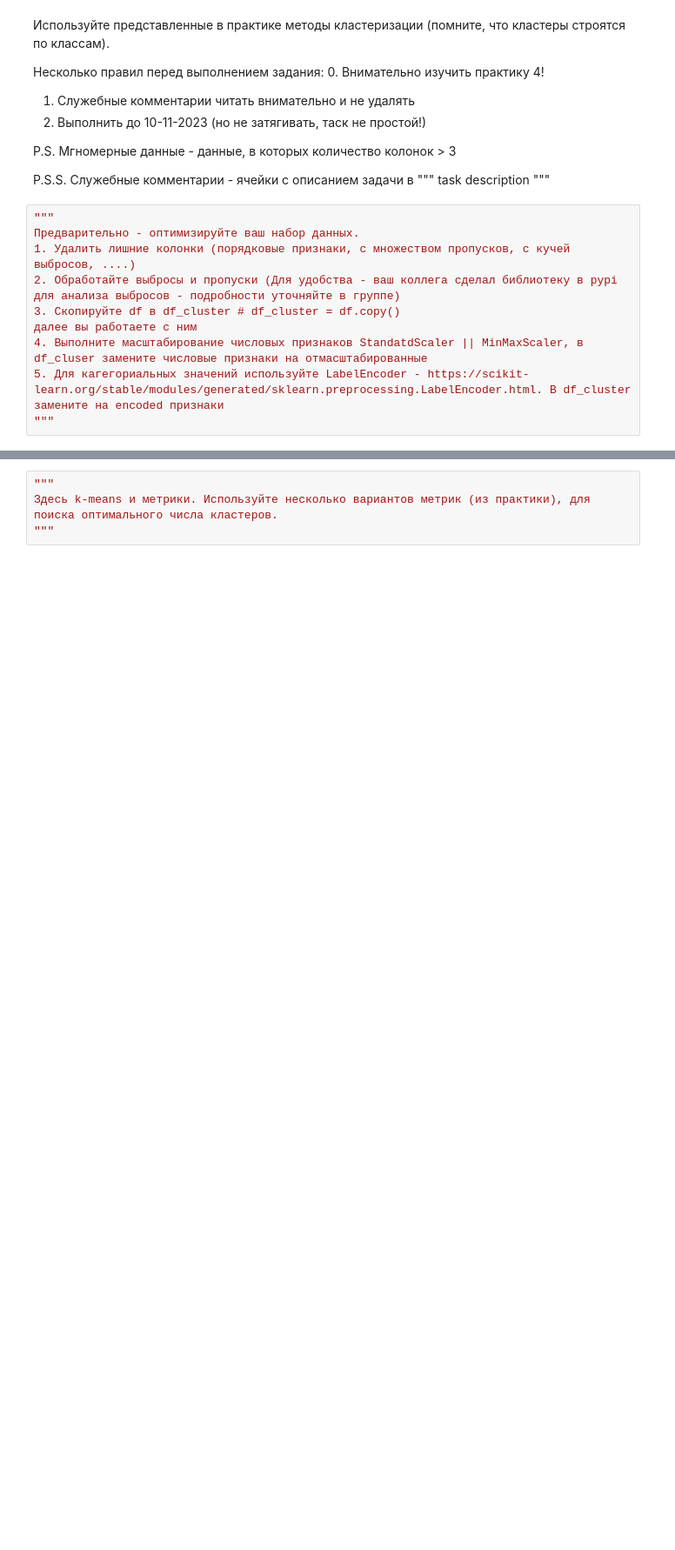
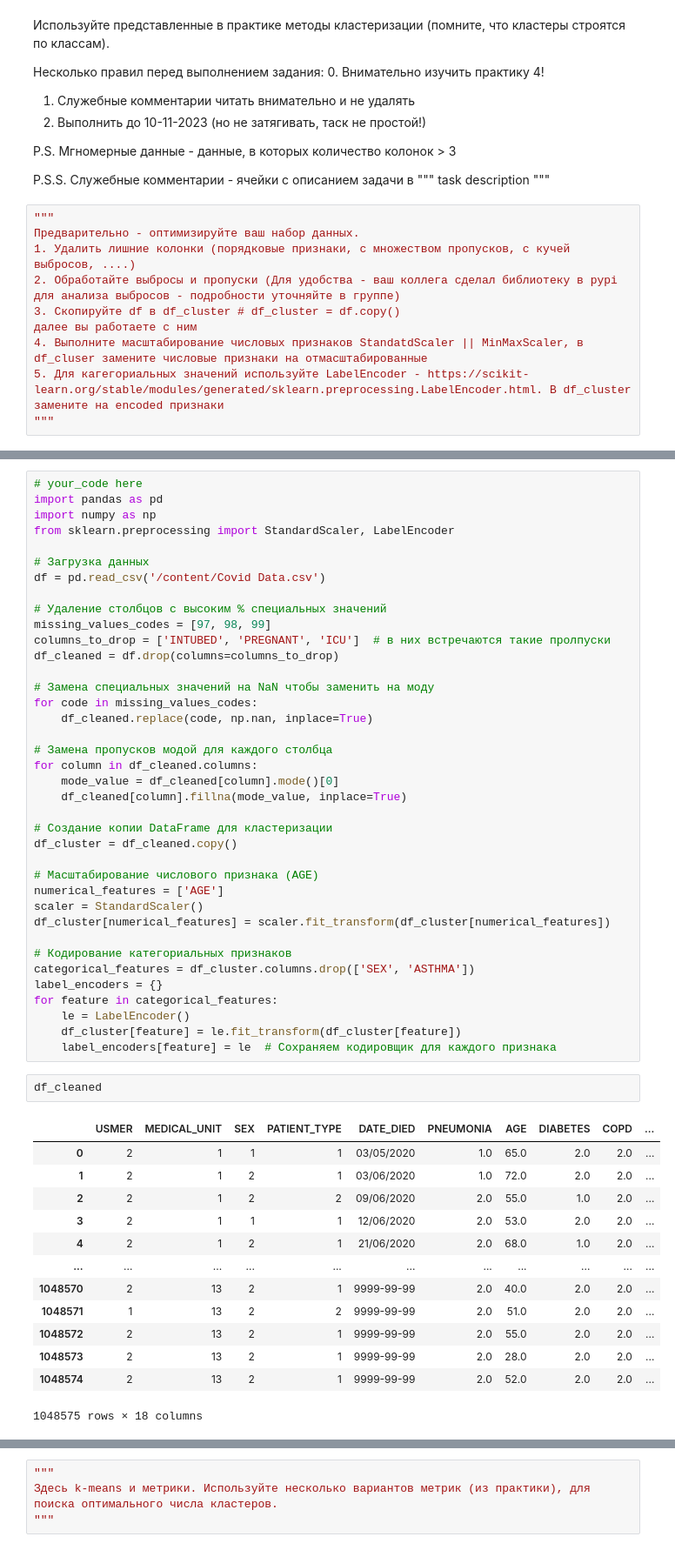
Before and after one commit to h8erqqq/ML, a Jupyter notebook: lab4/Задание_4.ipynb, the cells around one changed output, grey strips where cells are left out. Shown: that part at 87% size. Cells and saved outputs as stored; diff of their text form; blank space fills up the shorter version.

```diff
--- a/lab4/Задание_4.ipynb
+++ b/lab4/Задание_4.ipynb
@@ -32,0 +48,54 @@ P.S.S. Служебные комментарии - ячейки с описан
+# %%
+# your_code here
+import pandas as pd
+import numpy as np
+from sklearn.preprocessing import StandardScaler, LabelEncoder
+
+# Загрузка данных
+df = pd.read_csv('/content/Covid Data.csv')
+
+# Удаление столбцов с высоким % специальных значений
+missing_values_codes = [97, 98, 99]
+columns_to_drop = ['INTUBED', 'PREGNANT', 'ICU']  # в них встречаются такие пролпуски
+df_cleaned = df.drop(columns=columns_to_drop)
+
+# Замена специальных значений на NaN чтобы заменить на моду
+for code in missing_values_codes:
+    df_cleaned.replace(code, np.nan, inplace=True)
+
+# Замена пропусков модой для каждого столбца
+for column in df_cleaned.columns:
+    mode_value = df_cleaned[column].mode()[0]
+    df_cleaned[column].fillna(mode_value, inplace=True)
+
+# Создание копии DataFrame для кластеризации
+df_cluster = df_cleaned.copy()
+
+# Масштабирование числового признака (AGE)
+numerical_features = ['AGE']
+scaler = StandardScaler()
+df_cluster[numerical_features] = scaler.fit_transform(df_cluster[numerical_features])
+
+# Кодирование категориальных признаков
+categorical_features = df_cluster.columns.drop(['SEX', 'ASTHMA'])
+label_encoders = {}
+for feature in categorical_features:
+    le = LabelEncoder()
+    df_cluster[feature] = le.fit_transform(df_cluster[feature])
+    label_encoders[feature] = le  # Сохраняем кодировщик для каждого признака
+# %%
+df_cleaned
+# %% [output]
+|  | USMER | MEDICAL_UNIT | SEX | PATIENT_TYPE | DATE_DIED | PNEUMONIA | AGE | DIABETES | COPD | ... |
+| 0 | 2 | 1 | 1 | 1 | 03/05/2020 | 1.0 | 65.0 | 2.0 | 2.0 | ... |
+| 1 | 2 | 1 | 2 | 1 | 03/06/2020 | 1.0 | 72.0 | 2.0 | 2.0 | ... |
+| 2 | 2 | 1 | 2 | 2 | 09/06/2020 | 2.0 | 55.0 | 1.0 | 2.0 | ... |
+| 3 | 2 | 1 | 1 | 1 | 12/06/2020 | 2.0 | 53.0 | 2.0 | 2.0 | ... |
+| 4 | 2 | 1 | 2 | 1 | 21/06/2020 | 2.0 | 68.0 | 1.0 | 2.0 | ... |
+| ... | ... | ... | ... | ... | ... | ... | ... | ... | ... | ... |
+| 1048570 | 2 | 13 | 2 | 1 | 9999-99-99 | 2.0 | 40.0 | 2.0 | 2.0 | ... |
+| 1048571 | 1 | 13 | 2 | 2 | 9999-99-99 | 2.0 | 51.0 | 2.0 | 2.0 | ... |
+| 1048572 | 2 | 13 | 2 | 1 | 9999-99-99 | 2.0 | 55.0 | 2.0 | 2.0 | ... |
+| 1048573 | 2 | 13 | 2 | 1 | 9999-99-99 | 2.0 | 28.0 | 2.0 | 2.0 | ... |
+| 1048574 | 2 | 13 | 2 | 1 | 9999-99-99 | 2.0 | 52.0 | 2.0 | 2.0 | ... |
+1048575 rows × 18 columns
```
Also changed, not shown: parts of 6 cells of this notebook.
